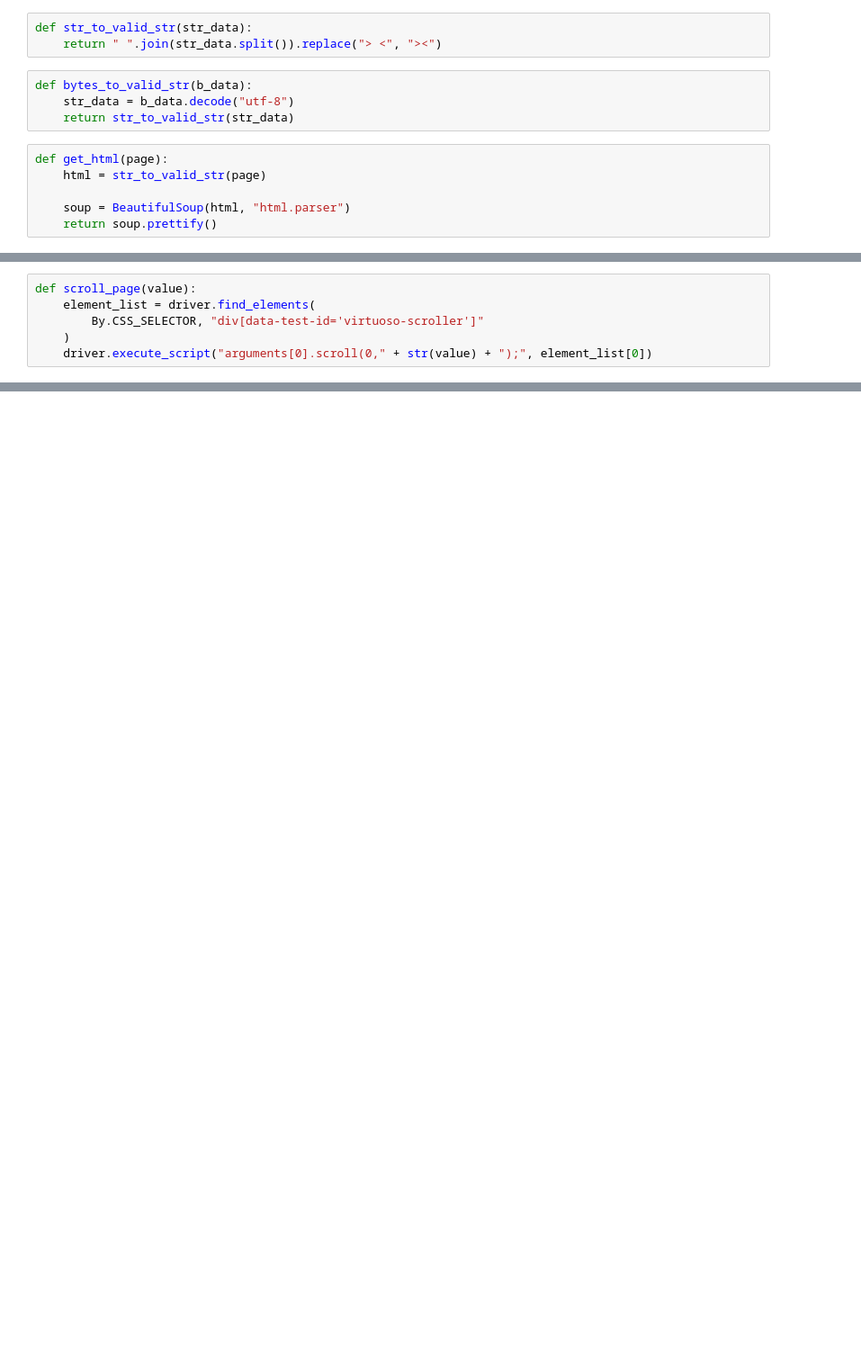
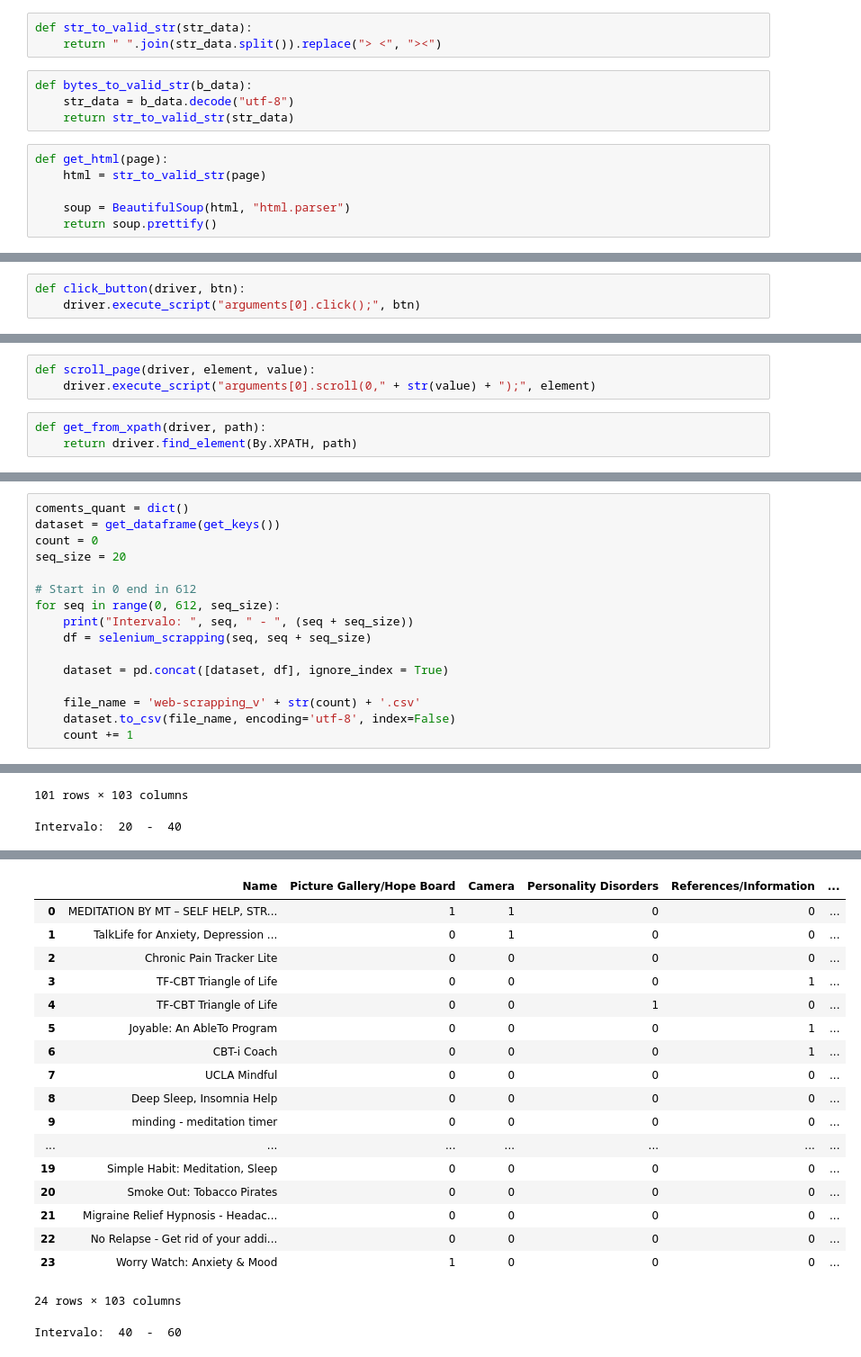
Before and after one commit to RafaFBorges/mind_web-scrapping, a Jupyter notebook: Web_Scraping.ipynb, the cells around one changed output, grey strips where cells are left out. Shown: that part at 90% size. Saved outputs shown, nothing was run; the diff lists cells and outputs as text; blank space fills up the shorter version.

Commit message:
Scrapping complete

```diff
--- a/Web_Scraping.ipynb
+++ b/Web_Scraping.ipynb
@@ -73,6 +68,0 @@ def change_to_table_view(driver):
-# %%
-def scroll_page(value):
-    element_list = driver.find_elements(
-        By.CSS_SELECTOR, "div[data-test-id='virtuoso-scroller']"
-    )
-    driver.execute_script("arguments[0].scroll(0," + str(value) + ");", element_list[0])
@@ -368,0 +69,3 @@ In-App Purchase
+# %%
+def click_button(driver, btn):
+    driver.execute_script("arguments[0].click();", btn)
@@ -368,0 +98,6 @@ In-App Purchase
+# %%
+def scroll_page(driver, element, value):
+    driver.execute_script("arguments[0].scroll(0," + str(value) + ");", element)
+# %%
+def get_from_xpath(driver, path):
+    return driver.find_element(By.XPATH, path)
@@ -368,0 +285,17 @@ In-App Purchase
+# %%
+coments_quant = dict()
+dataset = get_dataframe(get_keys())
+count = 0
+seq_size = 20
+
+# Start in 0 end in 612
+for seq in range(0, 612, seq_size):
+    print("Intervalo: ", seq, " - ", (seq + seq_size))
+    df = selenium_scrapping(seq, seq + seq_size)
+
+    dataset = pd.concat([dataset, df], ignore_index = True)
+
+    file_name = 'web-scrapping_v' + str(count) + '.csv'
+    dataset.to_csv(file_name, encoding='utf-8', index=False)
+    count += 1
+# %% [output]
@@ -368,0 +332,2 @@ In-App Purchase
+101 rows × 103 columns
+Intervalo:  20  -  40
@@ -368,0 +351,19 @@ In-App Purchase
+|  | Name | Picture Gallery/Hope Board | Camera | Personality Disorders | References/Information | ... |
+| 0 | MEDITATION BY MT – SELF HELP, STR... | 1 | 1 | 0 | 0 | ... |
+| 1 | TalkLife for Anxiety, Depression ... | 0 | 1 | 0 | 0 | ... |
+| 2 | Chronic Pain Tracker Lite | 0 | 0 | 0 | 0 | ... |
+| 3 | TF-CBT Triangle of Life | 0 | 0 | 0 | 1 | ... |
+| 4 | TF-CBT Triangle of Life | 0 | 0 | 1 | 0 | ... |
+| 5 | Joyable: An AbleTo Program | 0 | 0 | 0 | 1 | ... |
+| 6 | CBT-i Coach | 0 | 0 | 0 | 1 | ... |
+| 7 | UCLA Mindful | 0 | 0 | 0 | 0 | ... |
+| 8 | Deep Sleep, Insomnia Help | 0 | 0 | 0 | 0 | ... |
+| 9 | minding - meditation timer | 0 | 0 | 0 | 0 | ... |
+| ... | ... | ... | ... | ... | ... | ... |
+| 19 | Simple Habit: Meditation, Sleep | 0 | 0 | 0 | 0 | ... |
+| 20 | Smoke Out: Tobacco Pirates | 0 | 0 | 0 | 0 | ... |
+| 21 | Migraine Relief Hypnosis - Headac... | 0 | 0 | 0 | 0 | ... |
+| 22 | No Relapse - Get rid of your addi... | 0 | 0 | 0 | 0 | ... |
+| 23 | Worry Watch: Anxiety & Mood | 1 | 0 | 0 | 0 | ... |
+24 rows × 103 columns
+Intervalo:  40  -  60
```
Also changed, not shown: parts of 79 cells of this notebook.
